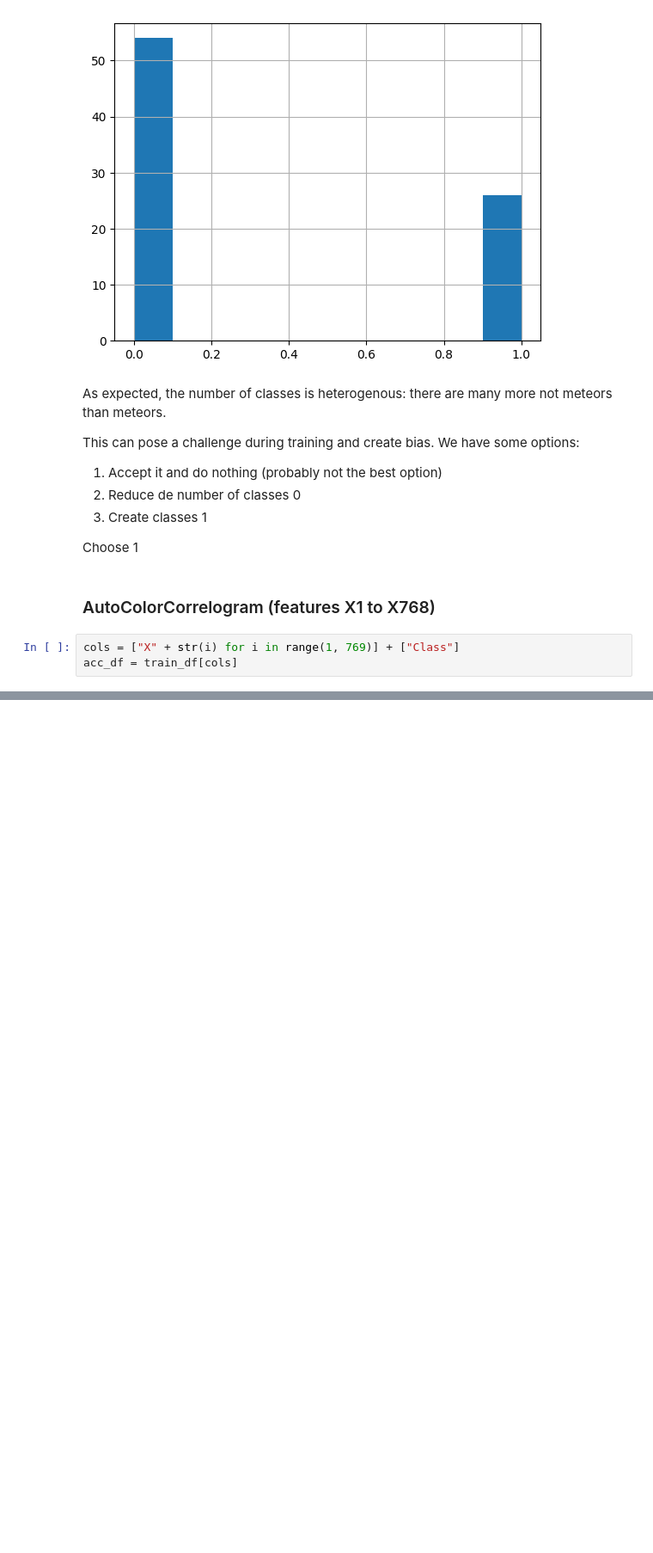
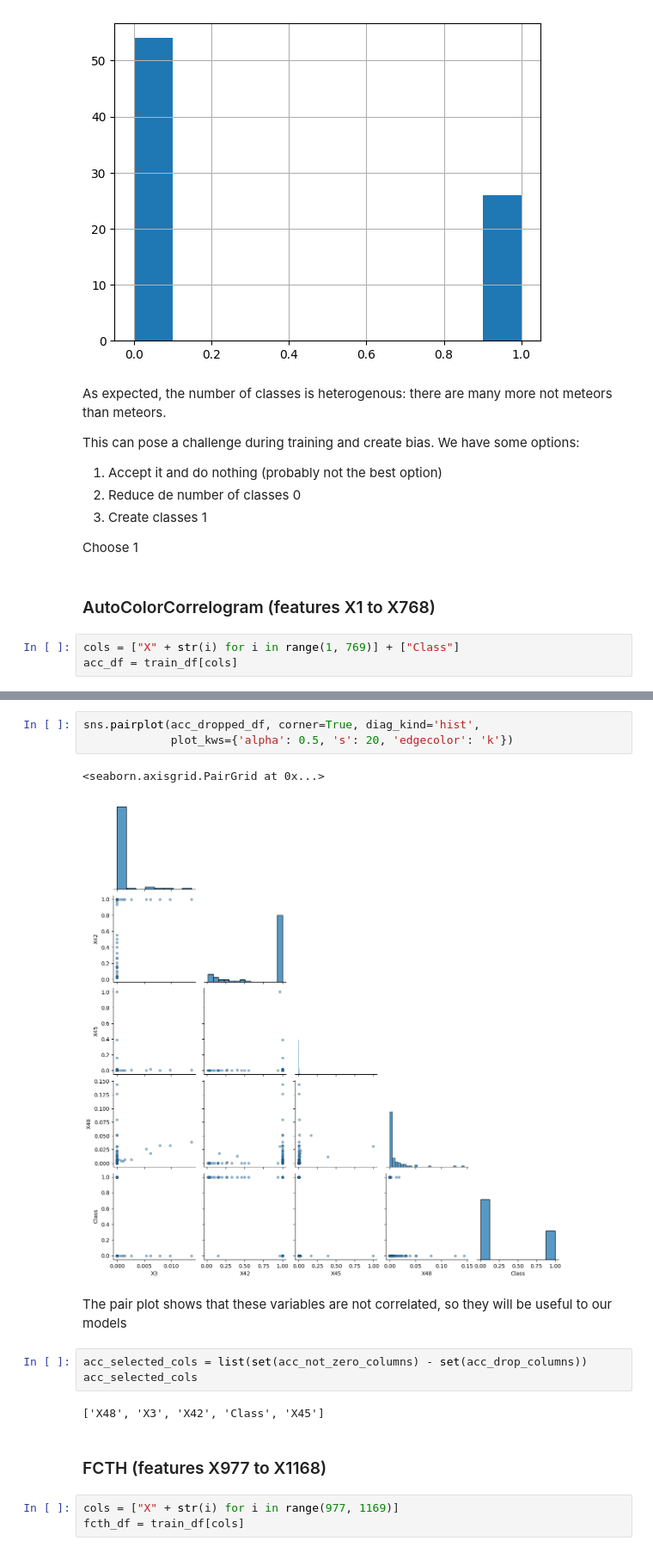
Before and after one commit to FelipeSpirandelli/cmc15-1-am, a Jupyter notebook: solve.ipynb, the cells around one changed output, grey strips where cells are left out. Shown at 86% size. Saved outputs shown, nothing was run; the diff lists cells and outputs as text; blank space fills up the shorter version.

```diff
--- a/solve.ipynb
+++ b/solve.ipynb
@@ -102,0 +123,18 @@ array([[<Axes: title={'center': 'X1'}>, <Axes: title={'center': 'X2'}>,
+# %%
+sns.pairplot(acc_dropped_df, corner=True, diag_kind='hist',
+             plot_kws={'alpha': 0.5, 's': 20, 'edgecolor': 'k'})
+# %% [output]
+<seaborn.axisgrid.PairGrid at 0x...>
+[figure, added]
+# %% [markdown]
+The pair plot shows that these variables are not correlated, so they will be useful to our models
+# %%
+acc_selected_cols = list(set(acc_not_zero_columns) - set(acc_drop_columns))
+acc_selected_cols
+# %% [output]
+['X48', 'X3', 'X42', 'Class', 'X45']
+# %% [markdown]
+### FCTH (features X977 to X1168)
+# %%
+cols = ["X" + str(i) for i in range(977, 1169)]
+fcth_df = train_df[cols]
```
Also changed, not shown: parts of 39 cells of this notebook.
